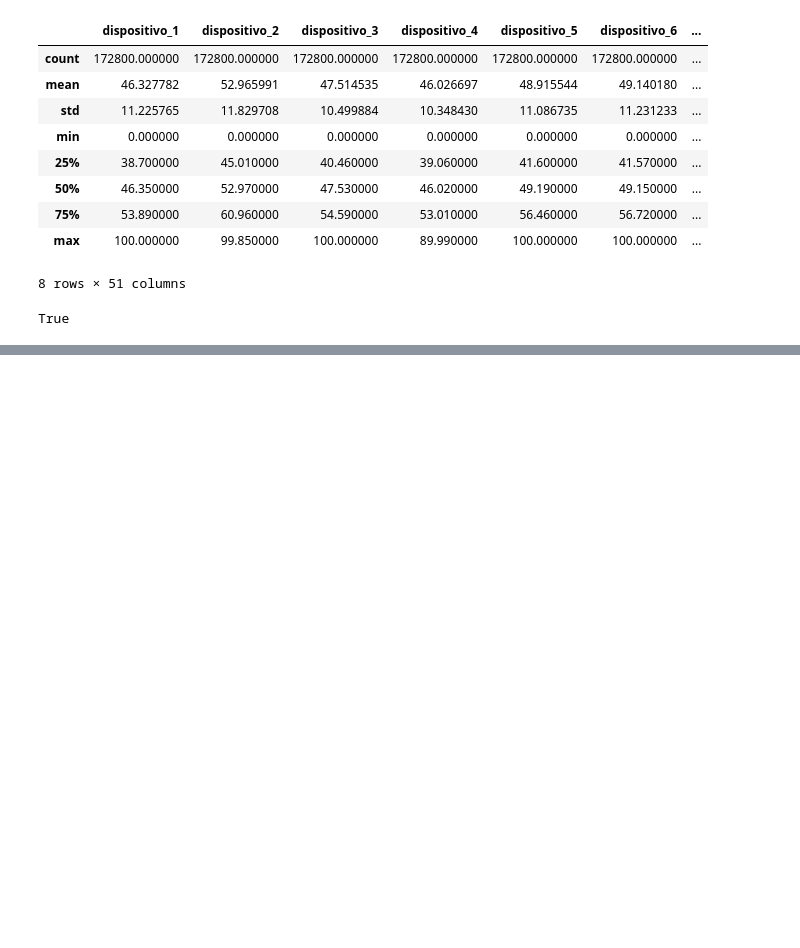
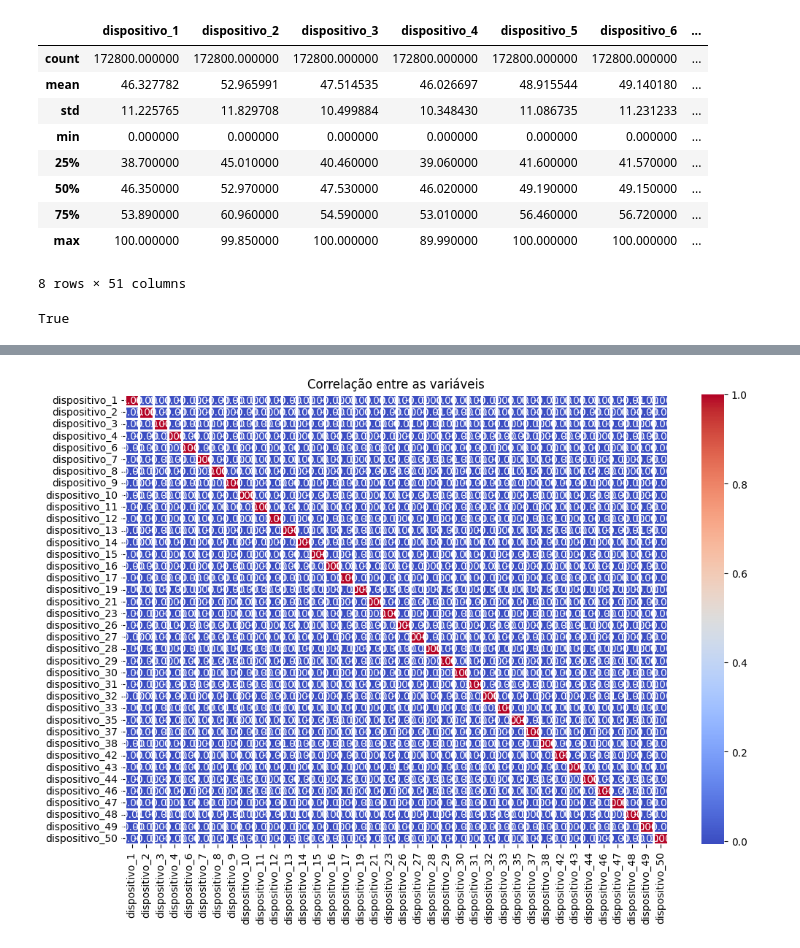
Before and after one commit to MarceloMTM/AI-UNIFEI, a Jupyter notebook: Base de dados Planta de Processo/Analise.ipynb, the cells around one changed output, grey strips where cells are left out. Cells and saved outputs as stored; diff of their text form; code cells hidden in the pictures; blank space fills up the shorter version.

```diff
--- a/Base de dados Planta de Processo/Analise.ipynb
+++ b/Base de dados Planta de Processo/Analise.ipynb
@@ -55,16 +76,18 @@ True
 # %%
 from scipy.stats import shapiro
 # %%
+n_gauss= [''];
 # Para cada coluna no DataFrame
 for column in df.columns:
     # Realiza o teste de Shapiro-Wilk
     stat, p = shapiro(df[column])
-    print(f'Coluna {column}:')
-    print('Estatística=%.3f, p=%.3f' % (stat, p))
     # Interpreta
     alpha = 0.05
-    if p > alpha:
-        print('Amostra parece Gaussiana (não rejeitamos H0)\n')
-    else:
+    if p < alpha:
+        print(f'Coluna {column}:')
+        n_gauss.append(column);
+        print('Estatística=%.3f, p=%.3f' % (stat, p))
         print('Amostra não parece Gaussiana (rejeitamos H0)\n')
+    #else:
+        #print('Amostra não parece Gaussiana (rejeitamos H0)\n')
 # %% [output]
@@ -87 +110,5 @@ Estatística=0.637, p=0.000
 Amostra não parece Gaussiana (rejeitamos H0)
+# %%
+#lista de colunas que não são gaussianas
+n_gauss = n_gauss[1:]
+print(n_gauss)
@@ -87,0 +138,4 @@ Amostra não parece Gaussiana (rejeitamos H0)
+# %%
+#Removendo colunas não gaussianas do dataframe original
+df.drop(n_gauss, axis=1, inplace=True)
+df.head()
@@ -87,0 +162,8 @@ Amostra não parece Gaussiana (rejeitamos H0)
+# %%
+#plotando grafico da matriz de correlação
+plt.figure(figsize=(12, 8))
+sns.heatmap(df.corr(), annot=True, cmap='coolwarm', fmt='.2f', linewidths=2)
+plt.title('Correlação entre as variáveis')
+plt.show()
+# %% [output]
+[figure, added]
```
Also changed, not shown: parts of 12 cells of this notebook.
